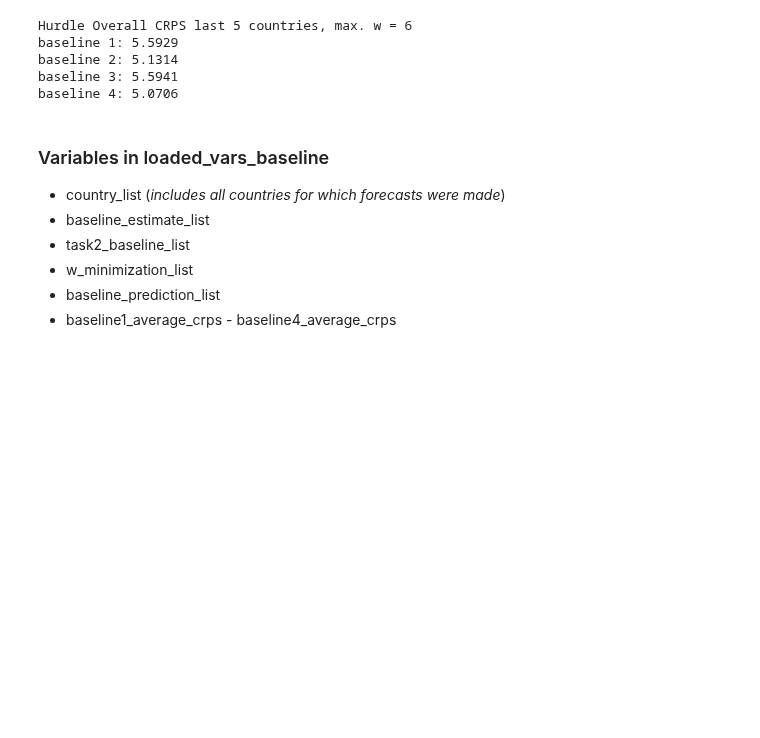
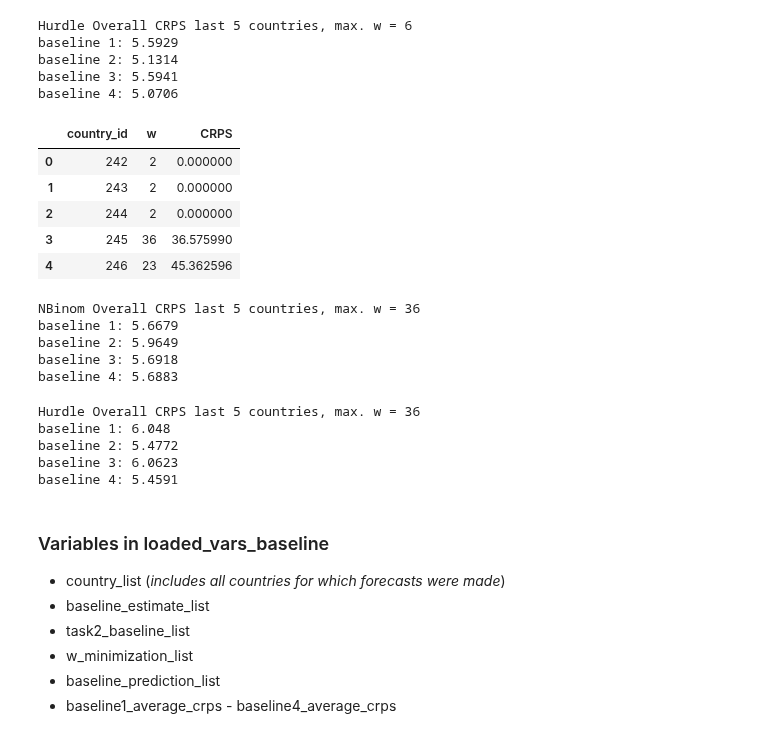
Before and after one commit to toboden/ConflictPredProbabilistic, a Jupyter notebook: baseline/base_resultView.ipynb, the cells around one changed output. Drawn from its saved outputs; the diff is of its cells as text; code cells hidden in the pictures; blank space fills up the shorter version.

Commit message:
NBINOM trunc

```diff
--- a/baseline/base_resultView.ipynb
+++ b/baseline/base_resultView.ipynb
@@ -51,6 +51,61 @@ baseline 1: 5.5929
 baseline 2: 5.1314
 baseline 3: 5.5941
 baseline 4: 5.0706
+# %%
+w_minimization_list[0]['minWData'][1]
+# %% [output]
+|  | country_id | w | CRPS |
+| 0 | 242 | 2 | 0.000000 |
+| 1 | 243 | 2 | 0.000000 |
+| 2 | 244 | 2 | 0.000000 |
+| 3 | 245 | 36 | 36.575990 |
+| 4 | 246 | 23 | 45.362596 |
+# %%
+file_path = os.path.join(user_dir, 'iCloudDrive\Joblib BA', 'task2_baseline_predict_varsNbinom5w36.joblib')
+loaded_vars_baseline = load(file_path)
+
+task2_baseline_list = loaded_vars_baseline[0]
+w_minimization_list = loaded_vars_baseline[1]
+baseline_prediction_list = loaded_vars_baseline[2]
+baseline1_average_crps = loaded_vars_baseline[3]
+baseline2_average_crps = loaded_vars_baseline[4]
+baseline3_average_crps = loaded_vars_baseline[5]
+baseline4_average_crps = loaded_vars_baseline[6]
+
+print('NBinom Overall CRPS last 5 countries, max. w = 36')
+print('baseline 1: ' + str(np.round(baseline1_average_crps, decimals = 4)))
+print('baseline 2: ' + str(np.round(baseline2_average_crps, decimals = 4)))
+print('baseline 3: ' + str(np.round(baseline3_average_crps, decimals = 4)))
+print('baseline 4: ' + str(np.round(baseline4_average_crps, decimals = 4)))
+# %% [output]
+NBinom Overall CRPS last 5 countries, max. w = 36
+baseline 1: 5.6679
+baseline 2: 5.9649
+baseline 3: 5.6918
+baseline 4: 5.6883
+# %%
+file_path = os.path.join(user_dir, 'iCloudDrive\Joblib BA', 'task2_baseline_predict_varsHurdle5w36.joblib')
+loaded_vars_baseline = load(file_path)
+
+task2_baseline_list = loaded_vars_baseline[0]
+w_minimization_list = loaded_vars_baseline[1]
+baseline_prediction_list = loaded_vars_baseline[2]
+baseline1_average_crps = loaded_vars_baseline[3]
+baseline2_average_crps = loaded_vars_baseline[4]
+baseline3_average_crps = loaded_vars_baseline[5]
+baseline4_average_crps = loaded_vars_baseline[6]
+
+print('Hurdle Overall CRPS last 5 countries, max. w = 36')
+print('baseline 1: ' + str(np.round(baseline1_average_crps, decimals = 4)))
+print('baseline 2: ' + str(np.round(baseline2_average_crps, decimals = 4)))
+print('baseline 3: ' + str(np.round(baseline3_average_crps, decimals = 4)))
+print('baseline 4: ' + str(np.round(baseline4_average_crps, decimals = 4)))
+# %% [output]
+Hurdle Overall CRPS last 5 countries, max. w = 36
+baseline 1: 6.048
+baseline 2: 5.4772
+baseline 3: 6.0623
+baseline 4: 5.4591
 # %% [markdown]
 ### Variables in loaded_vars_baseline
 * country_list (*includes all countries for which forecasts were made*)
```
Also changed, not shown: 2 other files.
